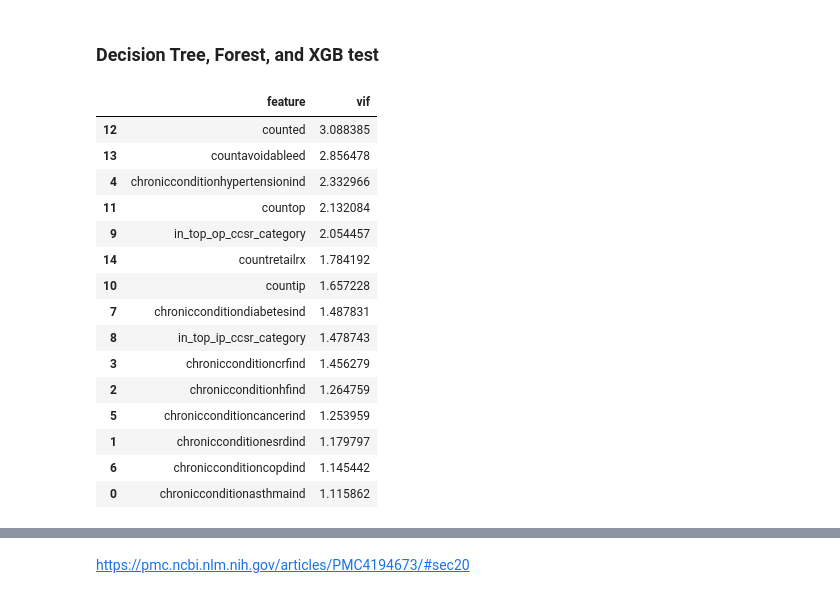
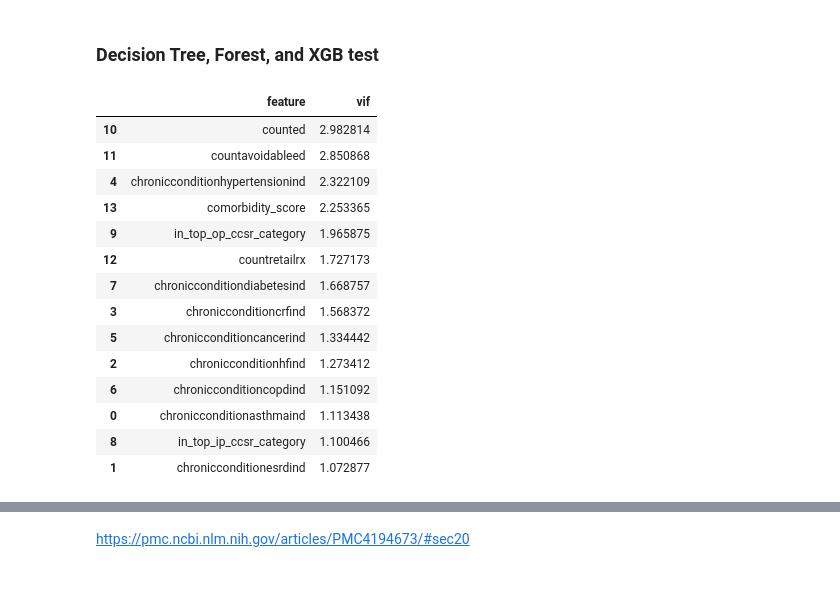
Before and after one commit to phdnguyen/ISYE-6748, a Jupyter notebook: notebooks/03_modeling.ipynb, the cells around one changed output, grey strips where cells are left out. Drawn from its saved outputs; the diff is of its cells as text; code cells hidden in the pictures.

```diff
--- a/notebooks/03_modeling.ipynb
+++ b/notebooks/03_modeling.ipynb
@@ -138,3 +140,32 @@ risks[[f"{col}_mm" for col in cost_cols]].describe()
+# %%
+from comorbidipy import comorbidity, ScoreType, MappingVariant, WeightingVariant
+from polars import from_pandas
+
+comorbidity_op = comorbidity(from_pandas(gt_op[["deid_personid", "primary_icd"]]),
+                            id_col="deid_personid",
+                            code_col="primary_icd",
+                            score=ScoreType.CHARLSON,
+                            variant=MappingVariant.QUAN,
+                            weighting=WeightingVariant.CHARLSON,)
+comorbidity_ip = comorbidity(from_pandas(gt_ip[["deid_personid", "primary_icd"]]),
+                            id_col="deid_personid",
+                            code_col="primary_icd",
+                            score=ScoreType.CHARLSON,
+                            variant=MappingVariant.QUAN,
+                            weighting=WeightingVariant.CHARLSON,)
+
+result_op = comorbidity_op.to_pandas()
+result_ip = comorbidity_ip.to_pandas()
+
+# merge op and ip scores, keep all deid_personid, fill missing scores with 0, and keep highest score for each deid_personid
+result = pd.merge(result_op, result_ip, on="deid_personid", how="outer", suffixes=("_op", "_ip"))
+result["comorbidity_score"] = result[["comorbidity_score_op", "comorbidity_score_ip"]].max(axis=1).fillna(0).astype(int)
+result = result[["deid_personid", "comorbidity_score"]]
+# %%
+# merge result back to risks, drop original comorbidity_score if it exists, fill missing scores with 0, and convert to int
+
+risks = risks.drop(columns=["comorbidity_score"], errors="ignore").merge(result, on="deid_personid", how="left")
+risks["comorbidity_score"] = risks["comorbidity_score"].fillna(0).astype(int)
 # %% [markdown]
 ## Cost Model
 # %% [markdown]
@@ -149,51 +194,51 @@ feature_cols = [
     "chronicconditioncrfind",
     "chronicconditionhypertensionind",
     "chronicconditioncancerind",
     "chronicconditioncopdind",
     "chronicconditiondiabetesind",
     # "riskhcctotalrisk",
     # "riskhccclosed",
     "in_top_ip_ccsr_category",
     "in_top_op_ccsr_category",
-    "countip",
-    "countop",
+    # "countip",
+    # "countop",
     "counted",
     "countavoidableed",
-    "countretailrx"
+    "countretailrx",
+    "comorbidity_score",
 
 ]
 
 X = risks[feature_cols]
 y = np.log1p(risks["costtotal_mm"]) # Use log transformation to reduce skewness
 
 corr = X.corr()
 corr
 
 vif_df = pd.DataFrame(
     {
         "feature": X.columns,
         "vif": [variance_inflation_factor(X.values, i) for i in range(X.shape[1])],
     }
 ).sort_values("vif", ascending=False)
 
 vif_df
 # %% [output]
 |  | feature | vif |
-| 12 | counted | 3.088385 |
-| 13 | countavoidableed | 2.856478 |
-| 4 | chronicconditionhypertensionind | 2.332966 |
-| 11 | countop | 2.132084 |
-| 9 | in_top_op_ccsr_category | 2.054457 |
-| 14 | countretailrx | 1.784192 |
-| 10 | countip | 1.657228 |
-| 7 | chronicconditiondiabetesind | 1.487831 |
-| 8 | in_top_ip_ccsr_category | 1.478743 |
-| 3 | chronicconditioncrfind | 1.456279 |
-| 2 | chronicconditionhfind | 1.264759 |
-| 5 | chronicconditioncancerind | 1.253959 |
-| 1 | chronicconditionesrdind | 1.179797 |
-| 6 | chronicconditioncopdind | 1.145442 |
-| 0 | chronicconditionasthmaind | 1.115862 |
+| 10 | counted | 2.982814 |
+| 11 | countavoidableed | 2.850868 |
+| 4 | chronicconditionhypertensionind | 2.322109 |
+| 13 | comorbidity_score | 2.253365 |
+| 9 | in_top_op_ccsr_category | 1.965875 |
+| 12 | countretailrx | 1.727173 |
+| 7 | chronicconditiondiabetesind | 1.668757 |
+| 3 | chronicconditioncrfind | 1.568372 |
+| 5 | chronicconditioncancerind | 1.334442 |
+| 2 | chronicconditionhfind | 1.273412 |
+| 6 | chronicconditioncopdind | 1.151092 |
+| 0 | chronicconditionasthmaind | 1.113438 |
+| 8 | in_top_ip_ccsr_category | 1.100466 |
+| 1 | chronicconditionesrdind | 1.072877 |
 # %%
 from sklearn.model_selection import train_test_split
 from sklearn.tree import DecisionTreeRegressor
```
Also changed, not shown: parts of 5 cells of this notebook.
